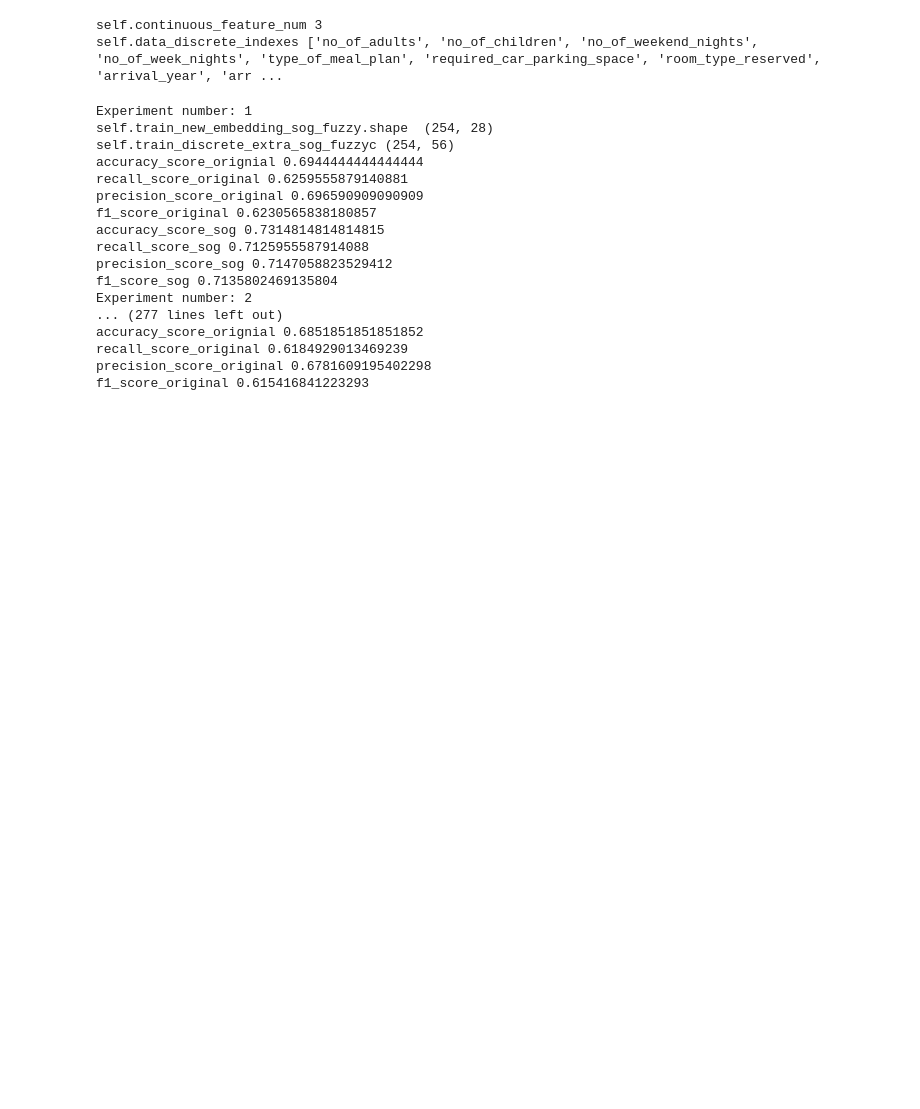
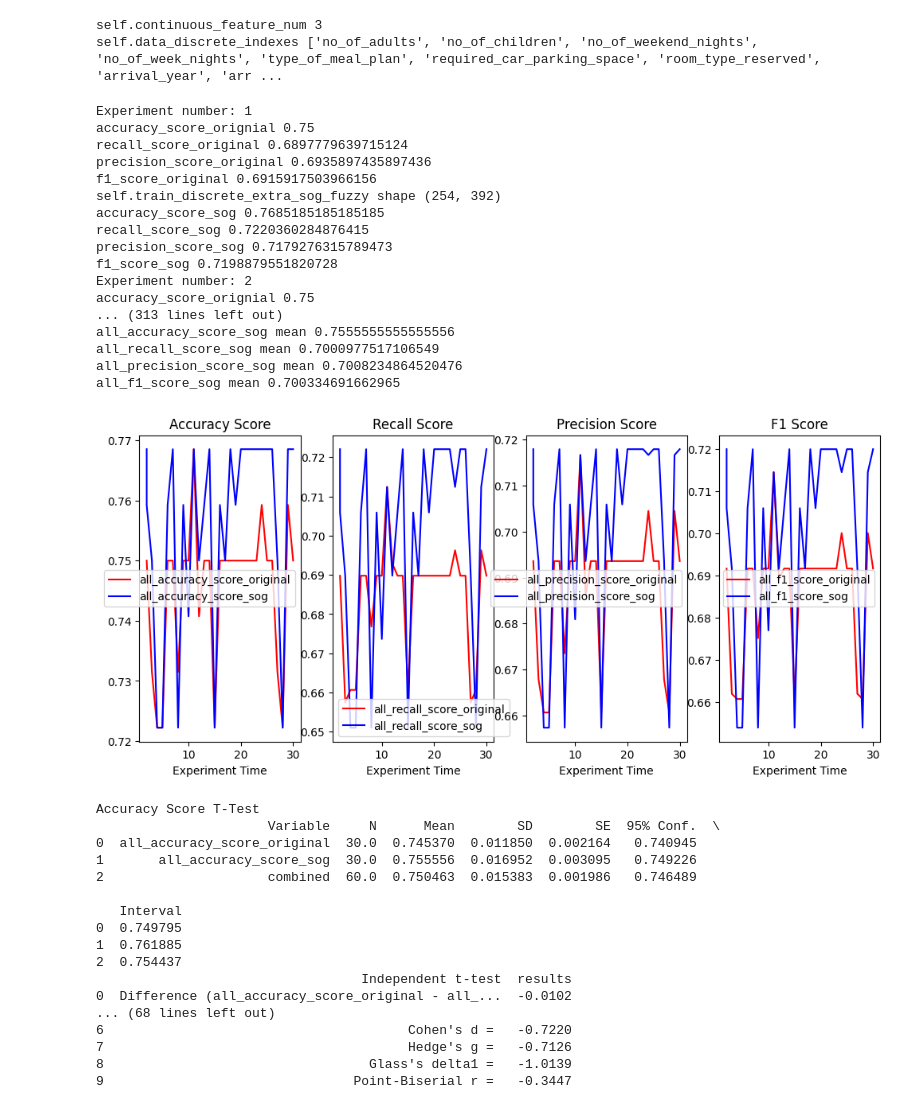
Before and after one commit to foolishfool/JupyterNotebook, a Jupyter notebook: SOM/SOG_Classsification_Hotel Reservations.ipynb, the cells around one changed output. Cells and saved outputs as stored; diff of their text form; code cells hidden in the pictures; blank space fills up the shorter version.

```diff
--- a/SOM/SOG_Classsification_Hotel Reservations.ipynb
+++ b/SOM/SOG_Classsification_Hotel Reservations.ipynb
@@ -38,32 +38,51 @@ self.data_discrete_indexes ['no_of_adults', 'no_of_children', 'no_of_weekend_nig
 # %%
 #RandomFOrest
 import experiment
 unstable_repeat_num= 30
 scope_num = 100
 class_num = 2
 best_num = 48
 interval = 1
-features = [1,2,3,4,5,6,7,8,9,10,11,12,13]
+features_chosen = [1,2,3,4,5,6,7,8,9,10,11,12,13]
+feature_combination_number = 2
 experiment = experiment.Experiment()
-experiment.UTtest_Discrete(dataread,class_num,unstable_repeat_num,interval,features)
+experiment.UTtest_Discrete(dataread,class_num,unstable_repeat_num,interval,features_chosen,feature_combination_number)
 # %% [output]
 Experiment number: 1
-self.train_new_embedding_sog_fuzzy.shape  (254, 28)
-self.train_discrete_extra_sog_fuzzyc (254, 56)
-accuracy_score_orignial 0.6944444444444444
-recall_score_original 0.6259555879140881
-precision_score_original 0.696590909090909
-f1_score_original 0.6230565838180857
-accuracy_score_sog 0.7314814814814815
-recall_score_sog 0.7125955587914088
-precision_score_sog 0.7147058823529412
-f1_score_sog 0.7135802469135804
+accuracy_score_orignial 0.75
+recall_score_original 0.6897779639715124
+precision_score_original 0.6935897435897436
+f1_score_original 0.6915917503966156
+self.train_discrete_extra_sog_fuzzy shape (254, 392)
+accuracy_score_sog 0.7685185185185185
+recall_score_sog 0.7220360284876415
+precision_score_sog 0.7179276315789473
+f1_score_sog 0.7198879551820728
 Experiment number: 2
-... (277 lines left out)
-accuracy_score_orignial 0.6851851851851852
-recall_score_original 0.6184929013469239
-precision_score_original 0.6781609195402298
-f1_score_original 0.615416841223293
+accuracy_score_orignial 0.75
+... (313 lines left out)
+all_accuracy_score_sog mean 0.7555555555555556
+all_recall_score_sog mean 0.7000977517106549
+all_precision_score_sog mean 0.7008234864520476
+all_f1_score_sog mean 0.700334691662965
+[figure, added]
+Accuracy Score T-Test
+                      Variable     N      Mean        SD        SE  95% Conf.  \
+0  all_accuracy_score_original  30.0  0.745370  0.011850  0.002164   0.740945
+1       all_accuracy_score_sog  30.0  0.755556  0.016952  0.003095   0.749226
+2                     combined  60.0  0.750463  0.015383  0.001986   0.746489
+
+   Interval
+0  0.749795
+1  0.761885
+2  0.754437
+                                  Independent t-test  results
+0  Difference (all_accuracy_score_original - all_...  -0.0102
+... (68 lines left out)
+6                                       Cohen's d =   -0.7220
+7                                       Hedge's g =   -0.7126
+8                                  Glass's delta1 =   -1.0139
+9                                Point-Biserial r =   -0.3447
 # %%
 dataread.PCA_Comparision()  #12345  2, 3, 7, 8, 5, 6, 11, 9,|1, 4, 10, 5, 7, 6|4, 11, 9, 12, 13|4, 13, 10, 12|5, 3, 9, 11, 10, 13
 # %% [output]
```
Also changed, not shown: parts of 9 cells of this notebook, 14 other files.
